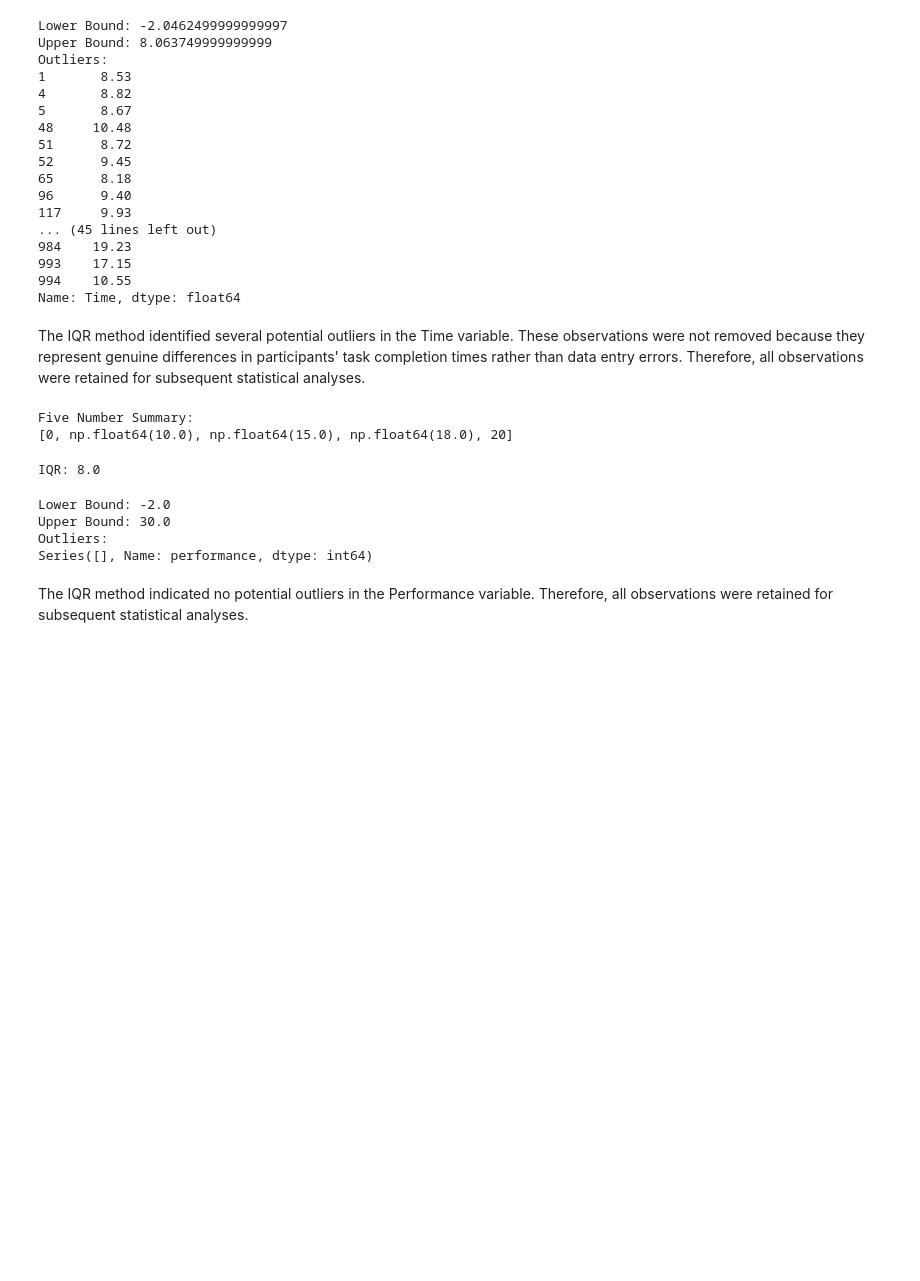
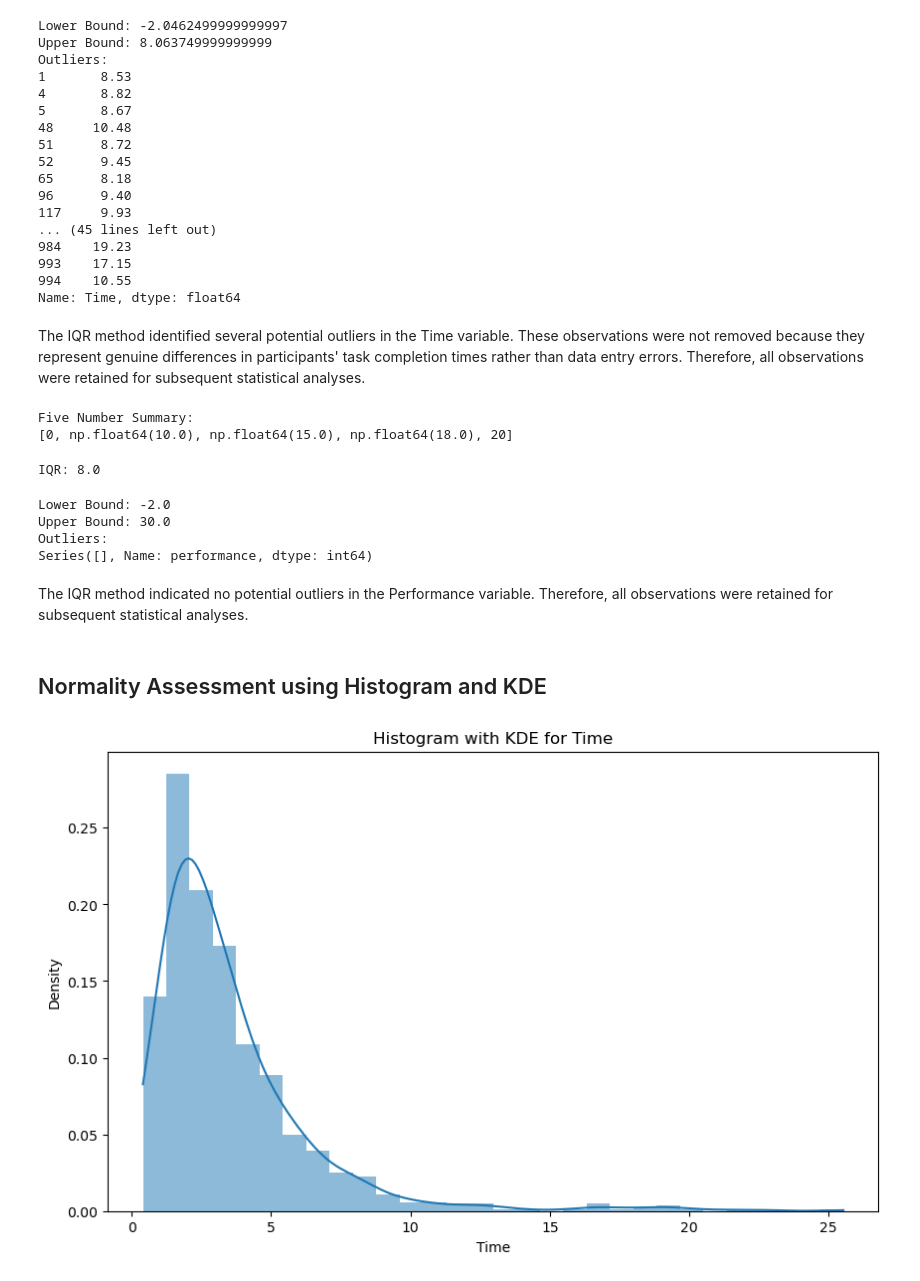
Before and after one commit to Chakuunaa/Evaluating-Dashboard-Design-Effectiveness-in-Data-Analytics, a Jupyter notebook: notebooks/01_Dissertation_Analysis.ipynb, the cells around one changed output. Saved outputs shown, nothing was run; the diff lists cells and outputs as text; code cells hidden in the pictures; blank space fills up the shorter version.

Commit message:
Completed ANOVA and normality assessment

```diff
--- a/notebooks/01_Dissertation_Analysis.ipynb
+++ b/notebooks/01_Dissertation_Analysis.ipynb
@@ -627,3 +621,5 @@ Outliers:
 Series([], Name: performance, dtype: int64)
 # %% [markdown]
 The IQR method indicated no potential outliers in the Performance variable. Therefore, all observations were retained for subsequent statistical analyses.
+# %% [markdown]
+## Normality Assessment using Histogram and KDE
@@ -629,0 +637,14 @@ The IQR method indicated no potential outliers in the Performance variable. Ther
+# %%
+# Select the Time variable
+y = df["Time"]
+# %%
+# Plot Histogram with KDE to check normality
+plt.figure(figsize=(10, 6))
+sns.histplot(y, kde=True, bins=30, stat="density", linewidth=0)
+
+plt.title("Histogram with KDE for Time")
+plt.xlabel("Time")
+plt.ylabel("Density")
+plt.show()
+# %% [output]
+[figure, added]
```
Also changed, not shown: parts of 13 cells of this notebook.
